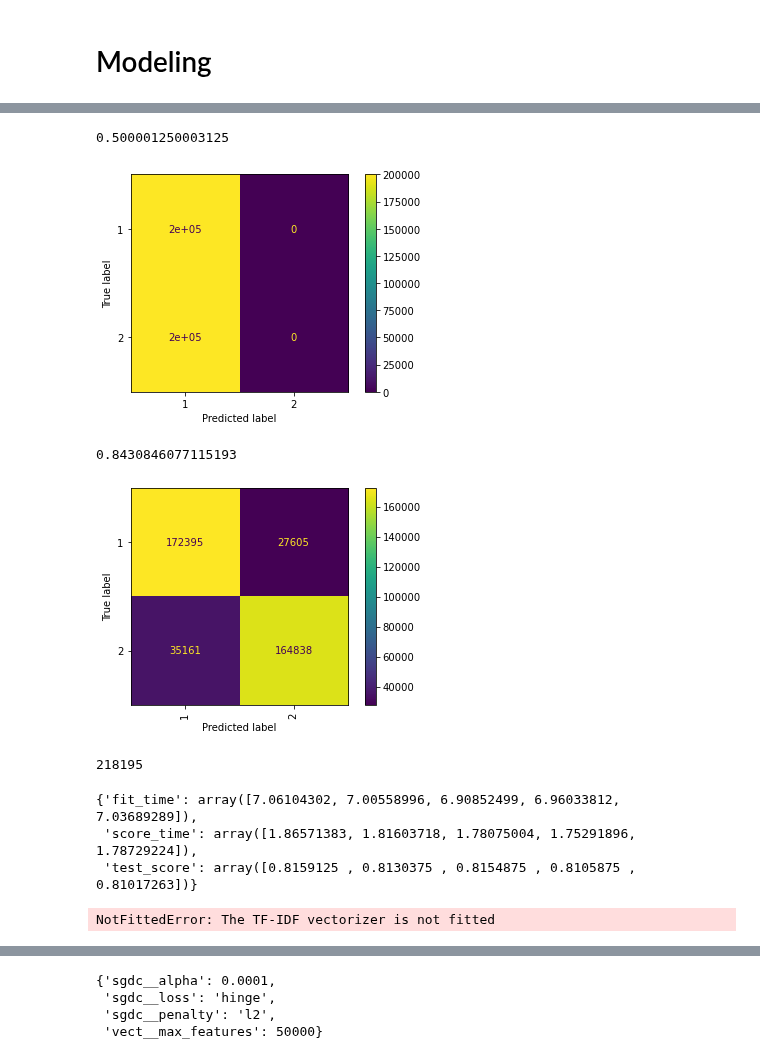
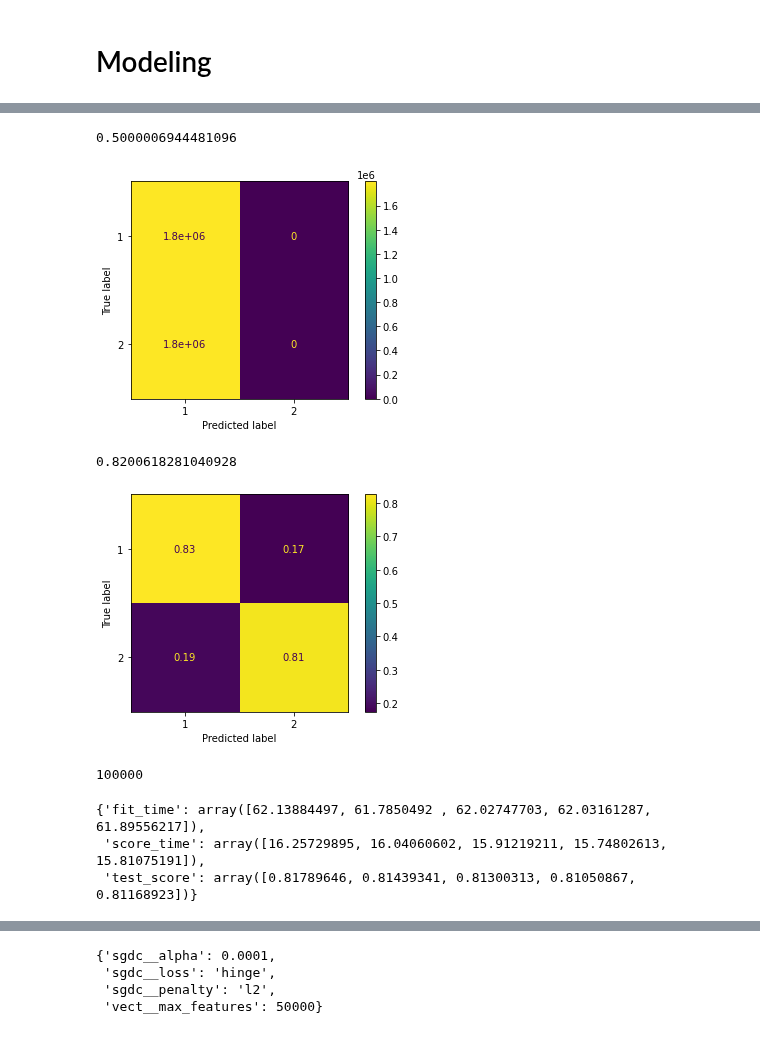
Before and after one commit to ThomasHChapman/classifying_user_reviews, a Jupyter notebook: working_notebooks/modeling_nb.ipynb, the cells around one changed output, grey strips where cells are left out. Cells and saved outputs as stored; diff of their text form; code cells hidden in the pictures.

```diff
--- a/working_notebooks/modeling_nb.ipynb
+++ b/working_notebooks/modeling_nb.ipynb
@@ -24,7 +24,7 @@ from tensorflow.keras.preprocessing.text import Tokenizer
 max_features = 100000
 # %%
 # Read in the data
-df = pd.read_csv('../data/train_cleaned.csv', usecols=['sentiment', 'text_cleaned', 'toks'])
+df = pd.read_csv('../data/train_cleaned.csv', usecols=['sentiment', 'text_cleaned', 'toks', 'trigrams'])
 # %%
 df.head(25)
 # %% [output]
@@ -76,36 +92,36 @@ dummy_yhat = dummy_pipe.predict(X)
 plot_confusion_matrix(dummy_pipe, X, y);
 print(accuracy_score(y, dummy_yhat))
 # %% [output]
-0.500001250003125
+0.5000006944481096
-[figure, old version]
+[figure, new version]
 # %%
 # Instantiate the Multinomial Naieve Bayes Pipeline
 mnb_pipe = ImPipeline(steps=[
                             ('vect', TfidfVectorizer(max_features=max_features)),
                             ('mnb', MultinomialNB())
                             ]
 )
 
 # Fit MNB pipe on the training data, get predictions and plot confusion matrix
 mnb_pipe.fit(X, y)
 mnb_yhat = mnb_pipe.predict(X)
-plot_confusion_matrix(mnb_pipe, X, y, xticks_rotation=90);
+plot_confusion_matrix(mnb_pipe, X, y, normalize='true');
 print(accuracy_score(y, mnb_yhat))
 # %% [output]
-0.8430846077115193
+0.8200618281040928
-[figure, old version]
+[figure, new version]
 # %%
 mnb_pipe.named_steps['mnb'].n_features_
 #__mnb.n_features_
 # %% [output]
-218195
+100000
 # %%
 # Obtained cross-validated accuracy score
 cross_validate(mnb_pipe, X, y)
 # %% [output]
-{'fit_time': array([7.06104302, 7.00558996, 6.90852499, 6.96033812, 7.03689289]),
- 'score_time': array([1.86571383, 1.81603718, 1.78075004, 1.75291896, 1.78729224]),
- 'test_score': array([0.8159125 , 0.8130375 , 0.8154875 , 0.8105875 , 0.81017263])}
+{'fit_time': array([62.13884497, 61.7850492 , 62.02747703, 62.03161287, 61.89556217]),
+ 'score_time': array([16.25729895, 16.04060602, 15.91219211, 15.74802613, 15.81075191]),
+ 'test_score': array([0.81789646, 0.81439341, 0.81300313, 0.81050867, 0.81168923])}
 # %%
 # Instantiate the Random Forest Pipeline
 rf_pipe = ImPipeline(steps=[
@@ -119,8 +135,6 @@ rf_pipe = ImPipeline(steps=[
 rf_yhat = rf_pipe.predict(X)
 plot_confusion_matrix(rf_pipe, X, y);
 print(accuracy_score(y, rf_yhat))
-# %% [output]
-NotFittedError: The TF-IDF vectorizer is not fitted
 # %%
 # Obtained cross-validated accuracy score
 # cross_validate(rf_pipe, X, y)
```
Also changed, not shown: parts of 20 cells of this notebook.
